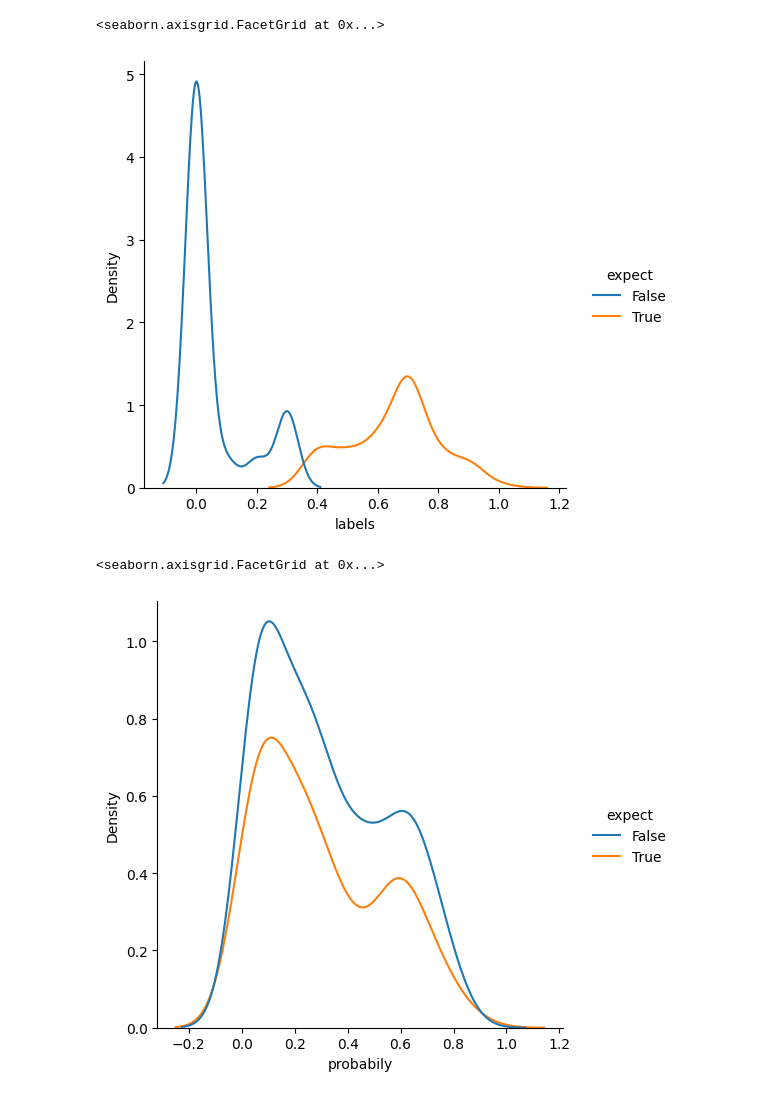
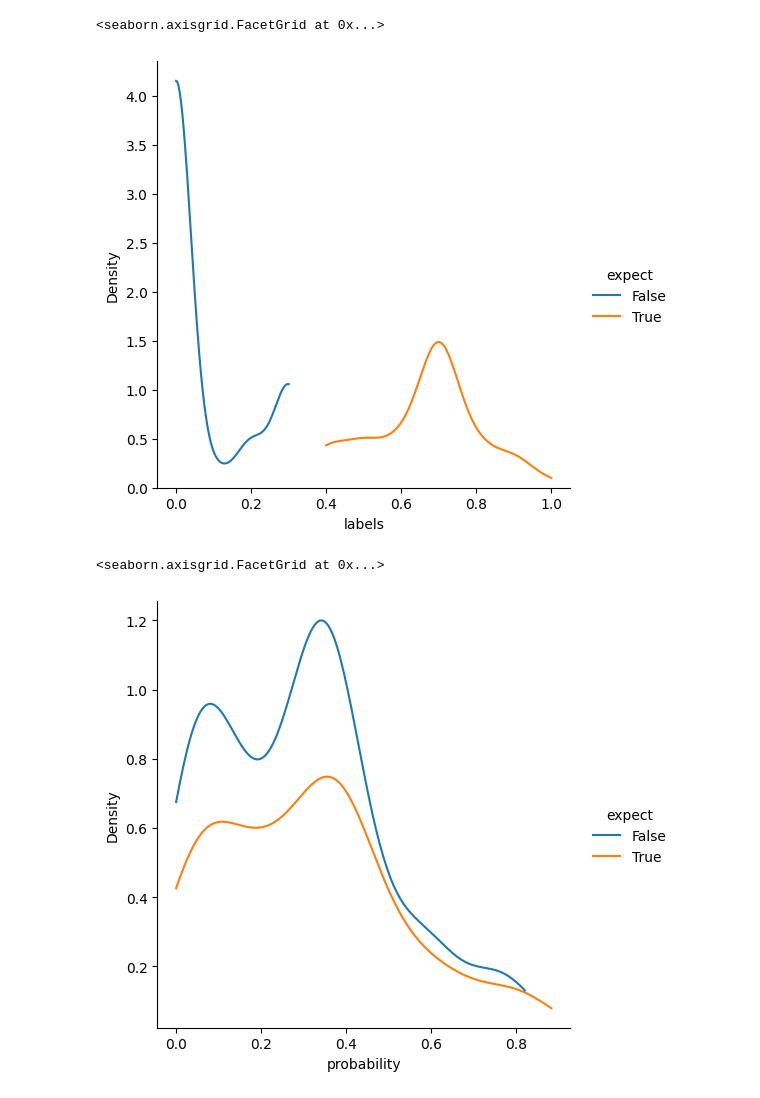
Before and after one commit to b-heilman/bmoor-united, a Jupyter notebook: skunk_works/nfl_crawler/src/notebooks/train.ipynb, the cells around one changed output. Saved outputs shown, nothing was run; the diff lists cells and outputs as text; code cells hidden in the pictures.

```diff
--- a/skunk_works/nfl_crawler/src/notebooks/train.ipynb
+++ b/skunk_works/nfl_crawler/src/notebooks/train.ipynb
@@ -33,14 +33,14 @@ run_results
 # %%
 import seaborn as sbn
 # %%
-sbn.displot(data=run_results, x='labels', hue='expect', kind="kde")
+sbn.displot(data=run_results, x='labels', hue='expect', kind="kde", cut=0)
 # %% [output]
 <seaborn.axisgrid.FacetGrid at 0x...>
-[figure, old version]
+[figure, new version]
 # %%
-sbn.displot(data=run_results, x='probabily', hue='expect', kind="kde")
+sbn.displot(data=run_results, x='probability', hue='expect', kind="kde", cut=0)
 # %% [output]
 <seaborn.axisgrid.FacetGrid at 0x...>
-[figure, old version]
+[figure, new version]
 # %%
 sbn.displot(data=run_results, x="labels", y="probability", hue='expect')
```
Also changed, not shown: parts of 2 cells of this notebook, 6 other files.
